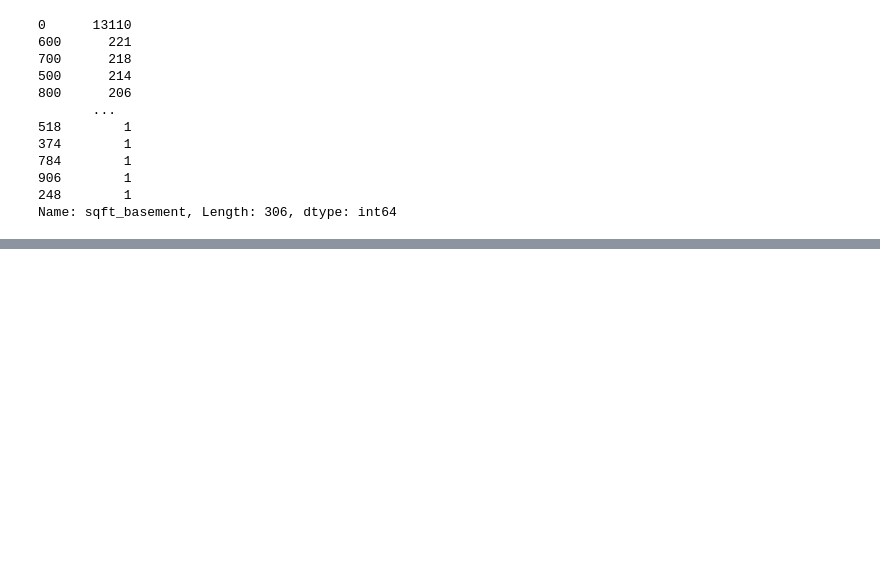
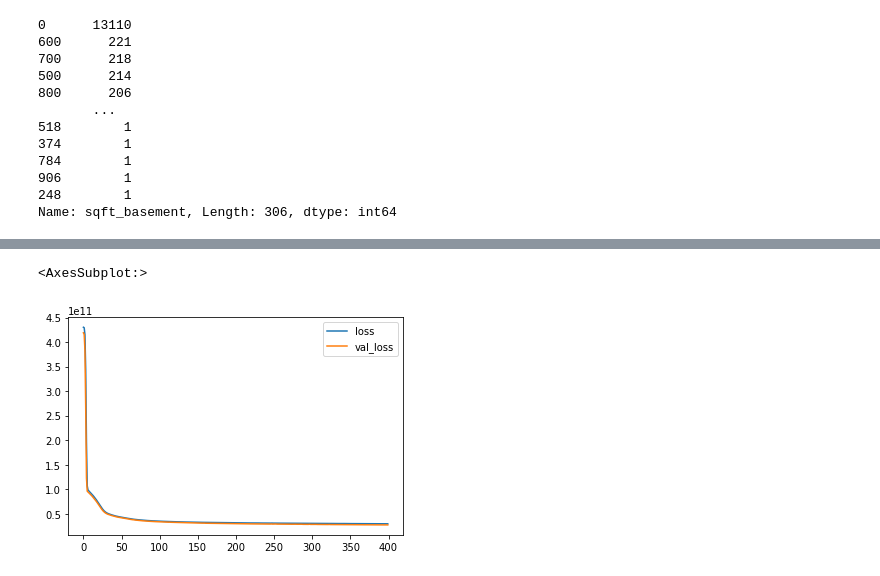
Before and after one commit to hasanfarhan33/Tensorflow-Housing-Project, a Jupyter notebook: TF Project 1.ipynb, the cells around one changed output, grey strips where cells are left out. Cells and saved outputs as stored; diff of their text form; code cells hidden in the pictures; blank space fills up the shorter version.

Commit message:
Evaluated the model

```diff
--- a/TF Project 1.ipynb
+++ b/TF Project 1.ipynb
@@ -340 +340,8 @@ Epoch 400/400
 <keras.callbacks.History at 0x...>
+# %%
+losses = pd.DataFrame(model.history.history)
+# %%
+losses.plot()
+# %% [output]
+<AxesSubplot:>
+[figure, added]
```
Also changed, not shown: parts of 14 cells of this notebook.
